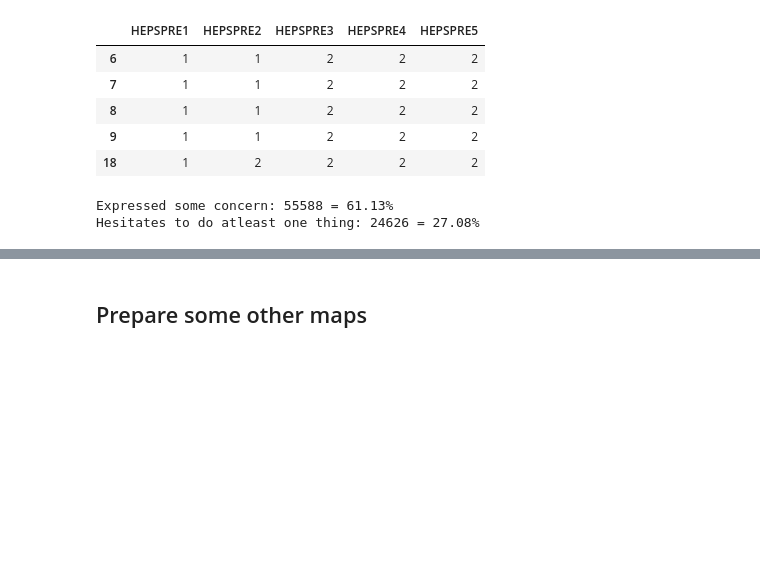
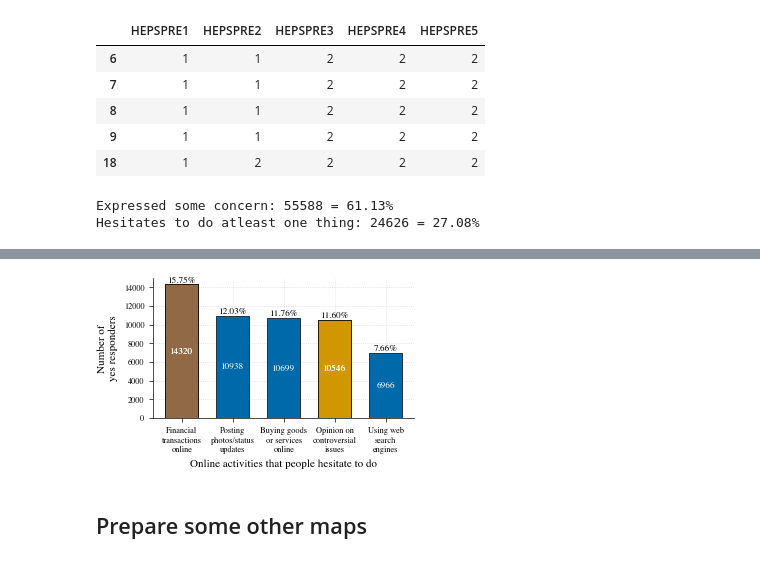
Before and after one commit to swag2198/data-literacy, a Jupyter notebook: exp/exp_AssociationBetweenVariables.ipynb, the cells around one changed output, grey strips where cells are left out. Saved outputs shown, nothing was run; the diff lists cells and outputs as text; code cells hidden in the pictures; blank space fills up the shorter version.

```diff
--- a/exp/exp_AssociationBetweenVariables.ipynb
+++ b/exp/exp_AssociationBetweenVariables.ipynb
@@ -212,3 +305,38 @@ activities_size
+# %%
+# xpos = np.arange(len(activities_size))
+xpos = activities_size.keys()
+xpos = [ACTIVITY_LABELS_FOR_PLOTS[item] for item in xpos]
+counts_concern = list(activities_size.values())
+
+with plt.rc_context({**bundles.icml2022(column='half', nrows=1, ncols=1, usetex=False), **tueplots.axes.lines()}):
+    fig, ax = plt.subplots()
+    b = ax.bar(xpos, counts_concern, color=rgb.tue_blue, ec="black", width=0.65)#, label="Responded Yes")
+    ax.bar_label(b, padding=0, color = 'w', fontsize='small', label_type="center")
+
+    b1 = ax.bar([xpos[3]], [counts_concern[3]], color=rgb.tue_orange, ec='black', width=0.65)
+    ax.bar_label(b1, padding=0, color='w', fontsize='small', label_type="center")
+
+    b1 = ax.bar([xpos[0]], [counts_concern[0]], color=rgb.tue_brown, ec='black', width=0.65)
+    ax.bar_label(b1, padding=0, color='w', fontsize='small', label_type="center")
+
+    pcts = np.array(counts_concern) / df21.shape[0]
+    for i, p in enumerate(pcts):
+        ax.text(xpos[i], counts_concern[i]+250, f"{p*100:.2f}%", ha='center', fontsize='small')
+
+    ax.grid(True, color = "lightgrey", ls = ":")
+    ax.set_xlabel("Online activities that people hesitate to do")
+    # ax.legend(loc = 'upper right', framealpha=1.0, facecolor='white', edgecolor='none')
+    ax.set_ylabel("Number of\nyes responders")
+
+    # Add spines
+    ax.spines["top"].set(visible = False)
+    ax.spines["right"].set(visible = False)
+
+    plt.savefig(f"../res/figures/activity_distribution_{year}.pdf")
+
+    plt.show()
+# %% [output]
+[figure, added]
 # %% [markdown]
 ## Prepare some other maps
 # %%
```
Also changed, not shown: parts of 60 cells of this notebook, 6 other files.
